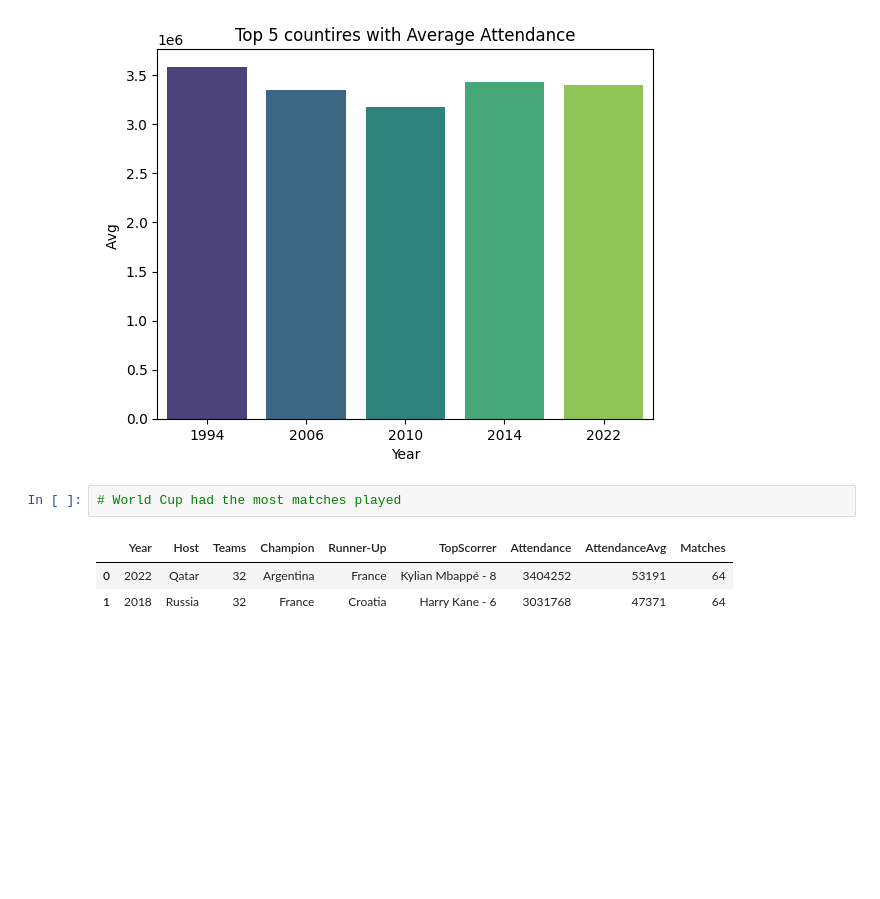
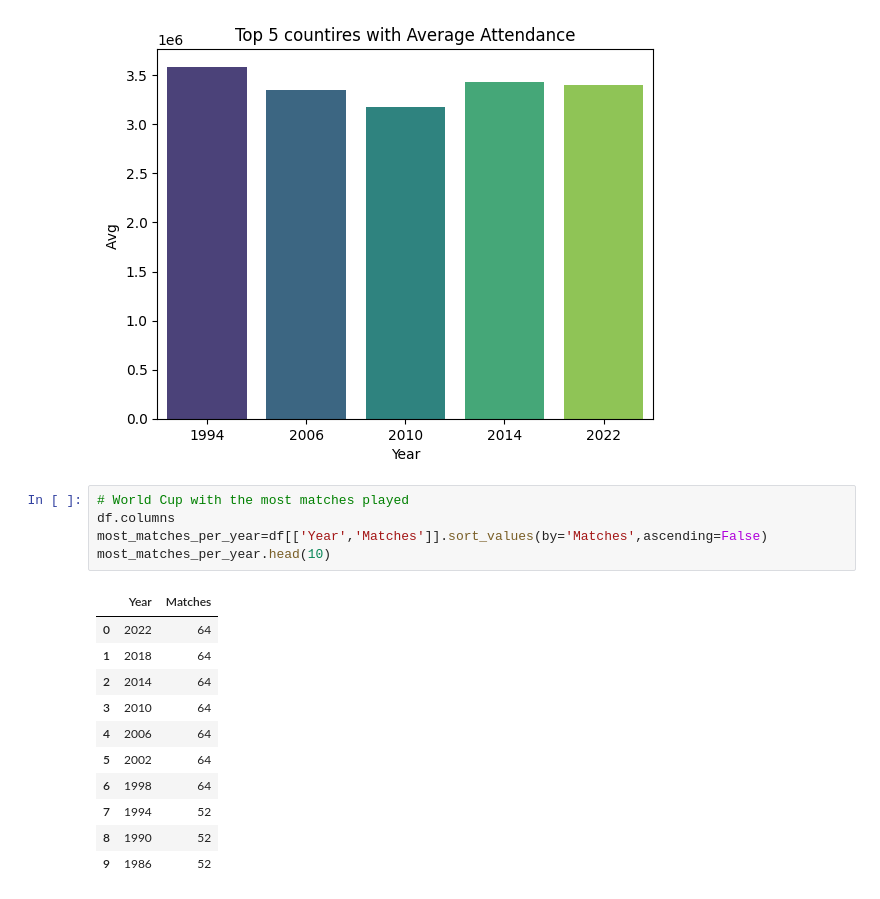
Before and after one commit to ShlokGadhave/l-Football-Analytics-Match-Performance-Goal-Scoring-Insights, a Jupyter notebook: World_Cups.ipynb, the cells around one changed output. Drawn from its saved outputs; the diff is of its cells as text; blank space fills up the shorter version.

```diff
--- a/World_Cups.ipynb
+++ b/World_Cups.ipynb
@@ -182,8 +182,19 @@ Passing `palette` without assigning `hue` is deprecated and will be removed in v
 Text(0, 0.5, 'Avg ')
 [figure]
 # %%
-# World Cup had the most matches played
+# World Cup with the most matches played
+df.columns
+most_matches_per_year=df[['Year','Matches']].sort_values(by='Matches',ascending=False)
+most_matches_per_year.head(10)
 # %% [output]
-|  | Year | Host | Teams | Champion | Runner-Up | TopScorrer | Attendance | AttendanceAvg | Matches |
-| 0 | 2022 | Qatar | 32 | Argentina | France | Kylian Mbappé - 8 | 3404252 | 53191 | 64 |
-| 1 | 2018 | Russia | 32 | France | Croatia | Harry Kane - 6 | 3031768 | 47371 | 64 |
+|  | Year | Matches |
+| 0 | 2022 | 64 |
+| 1 | 2018 | 64 |
+| 2 | 2014 | 64 |
+| 3 | 2010 | 64 |
+| 4 | 2006 | 64 |
+| 5 | 2002 | 64 |
+| 6 | 1998 | 64 |
+| 7 | 1994 | 52 |
+| 8 | 1990 | 52 |
+| 9 | 1986 | 52 |
```
Also changed, not shown: parts of 6 cells of this notebook.
